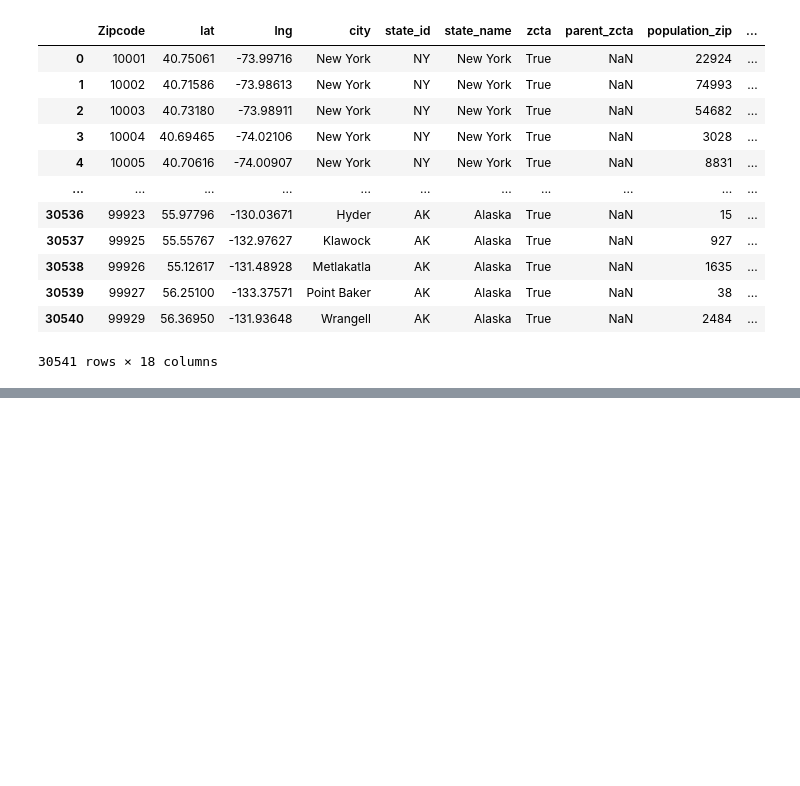
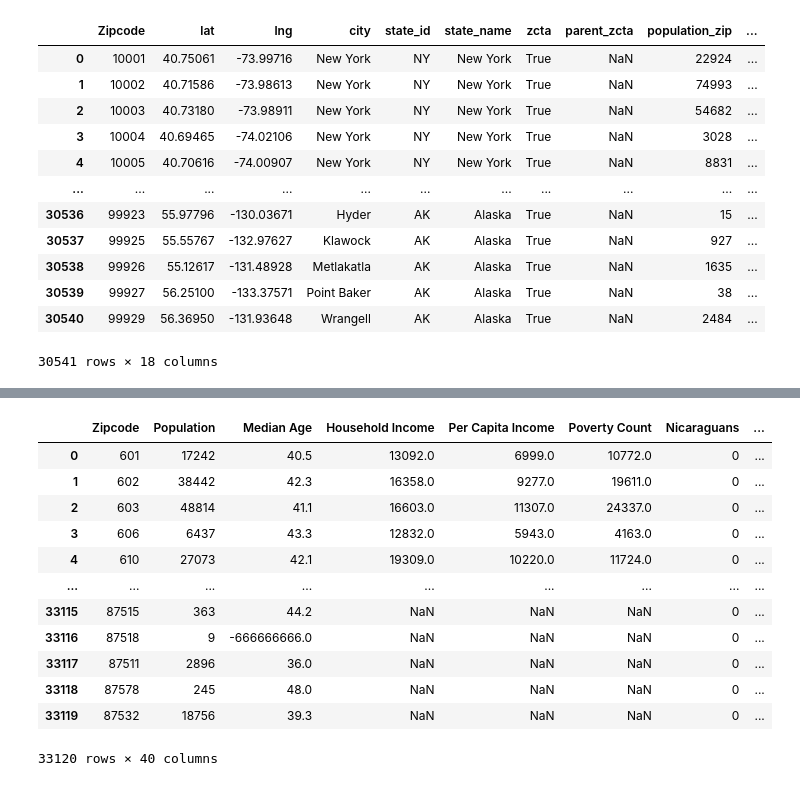
Before and after one commit to RafaelCespedes1/Central-and-South-Americans-In-USA, a Jupyter notebook: main.ipynb, the cells around one changed output, grey strips where cells are left out. Drawn from its saved outputs; the diff is of its cells as text; code cells hidden in the pictures; blank space fills up the shorter version.

```diff
--- a/main.ipynb
+++ b/main.ipynb
@@ -169,0 +135,26 @@ SyntaxError: illegal target for annotation (<ipython-input-53-81d86719fe53>, lin
+# %%
+census_combined_pd["central_americans"] = census_combined_pd["Nicaraguans"]+census_combined_pd["Costa Ricans"]+census_combined_pd["Guatemalans"]+census_combined_pd["Hondurans"]+census_combined_pd["Panamanians"]+census_combined_pd["Salvadorans"]
+# %%
+census_combined_pd["south_americans"]=census_combined_pd["Argentineans"]+census_combined_pd["Bolivians"]+census_combined_pd["Chileans"]+census_combined_pd["Colombians"]+census_combined_pd["Ecuadorians"]+census_combined_pd["Paraguayans"]+census_combined_pd["Peruvians"]+census_combined_pd["Uruguayans"]+census_combined_pd["Venezuelans"]
+# %%
+census_combined_pd["total"] = census_combined_pd["central_americans"]+census_combined_pd["south_americans"]
+# %%
+census_combined_pd["percent_central_american"] = 100 * census_combined_pd["central_americans"] / census_combined_pd["Population"]
+census_combined_pd["percent_south_american"] = 100 * census_combined_pd["south_americans"] / census_combined_pd["Population"]
+census_combined_pd["percent_total"] = 100 * census_combined_pd["total"] / census_combined_pd["Population"]
+# %%
+census_combined_pd
+# %% [output]
+|  | Zipcode | Population | Median Age | Household Income | Per Capita Income | Poverty Count | Nicaraguans | ... |
+| 0 | 601 | 17242 | 40.5 | 13092.0 | 6999.0 | 10772.0 | 0 | ... |
+| 1 | 602 | 38442 | 42.3 | 16358.0 | 9277.0 | 19611.0 | 0 | ... |
+| 2 | 603 | 48814 | 41.1 | 16603.0 | 11307.0 | 24337.0 | 0 | ... |
+| 3 | 606 | 6437 | 43.3 | 12832.0 | 5943.0 | 4163.0 | 0 | ... |
+| 4 | 610 | 27073 | 42.1 | 19309.0 | 10220.0 | 11724.0 | 0 | ... |
+| ... | ... | ... | ... | ... | ... | ... | ... | ... |
+| 33115 | 87515 | 363 | 44.2 | NaN | NaN | NaN | 0 | ... |
+| 33116 | 87518 | 9 | -666666666.0 | NaN | NaN | NaN | 0 | ... |
+| 33117 | 87511 | 2896 | 36.0 | NaN | NaN | NaN | 0 | ... |
+| 33118 | 87578 | 245 | 48.0 | NaN | NaN | NaN | 0 | ... |
+| 33119 | 87532 | 18756 | 39.3 | NaN | NaN | NaN | 0 | ... |
+33120 rows × 40 columns
```
Also changed, not shown: parts of 6 cells of this notebook.
